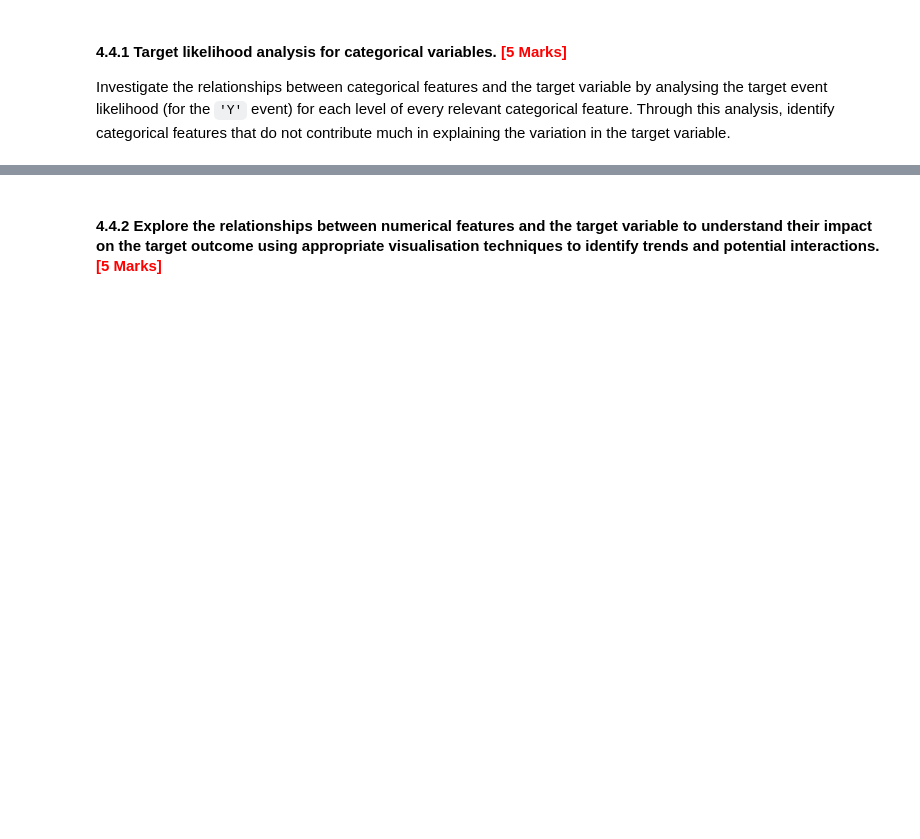
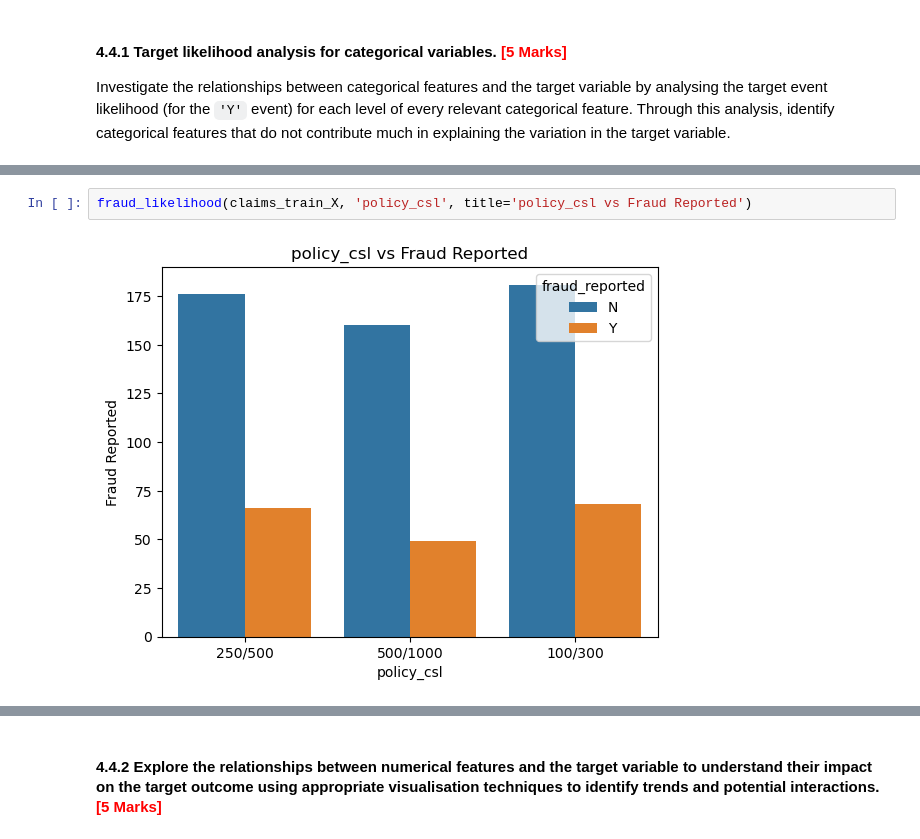
Before and after one commit to narendhar007/fraudclaimdetection, a Jupyter notebook: Fraudulent_Claim_Detection_Starter.ipynb, the cells around one changed output, grey strips where cells are left out. Cells and saved outputs as stored; diff of their text form; blank space fills up the shorter version.

```diff
--- a/Fraudulent_Claim_Detection_Starter.ipynb
+++ b/Fraudulent_Claim_Detection_Starter.ipynb
@@ -866,0 +909,4 @@ Investigate the relationships between categorical features and the target variab
+# %%
+fraud_likelihood(claims_train_X, 'policy_csl', title='policy_csl vs Fraud Reported')
+# %% [output]
+[figure, added]
```
Also changed, not shown: parts of 30 cells of this notebook.
